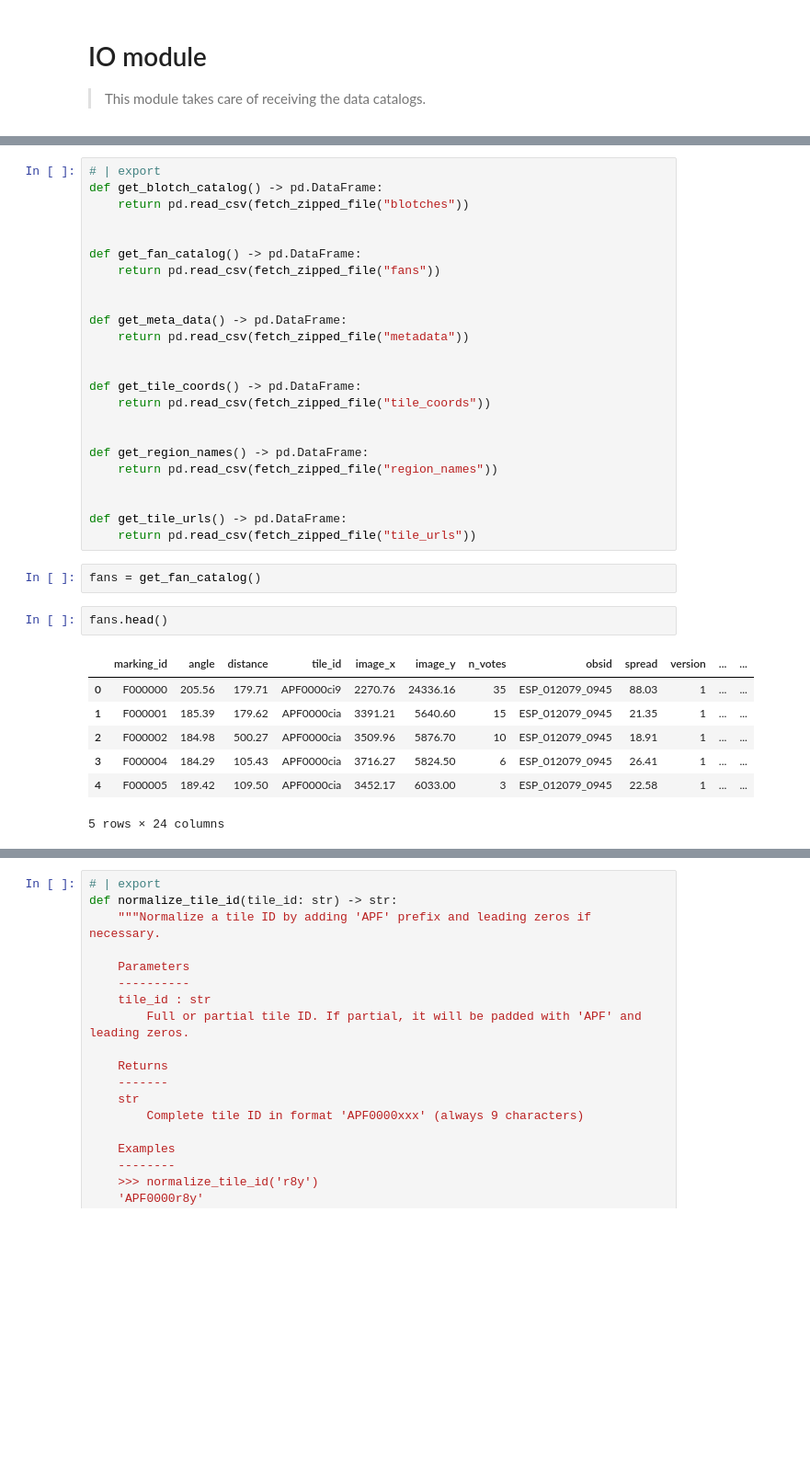
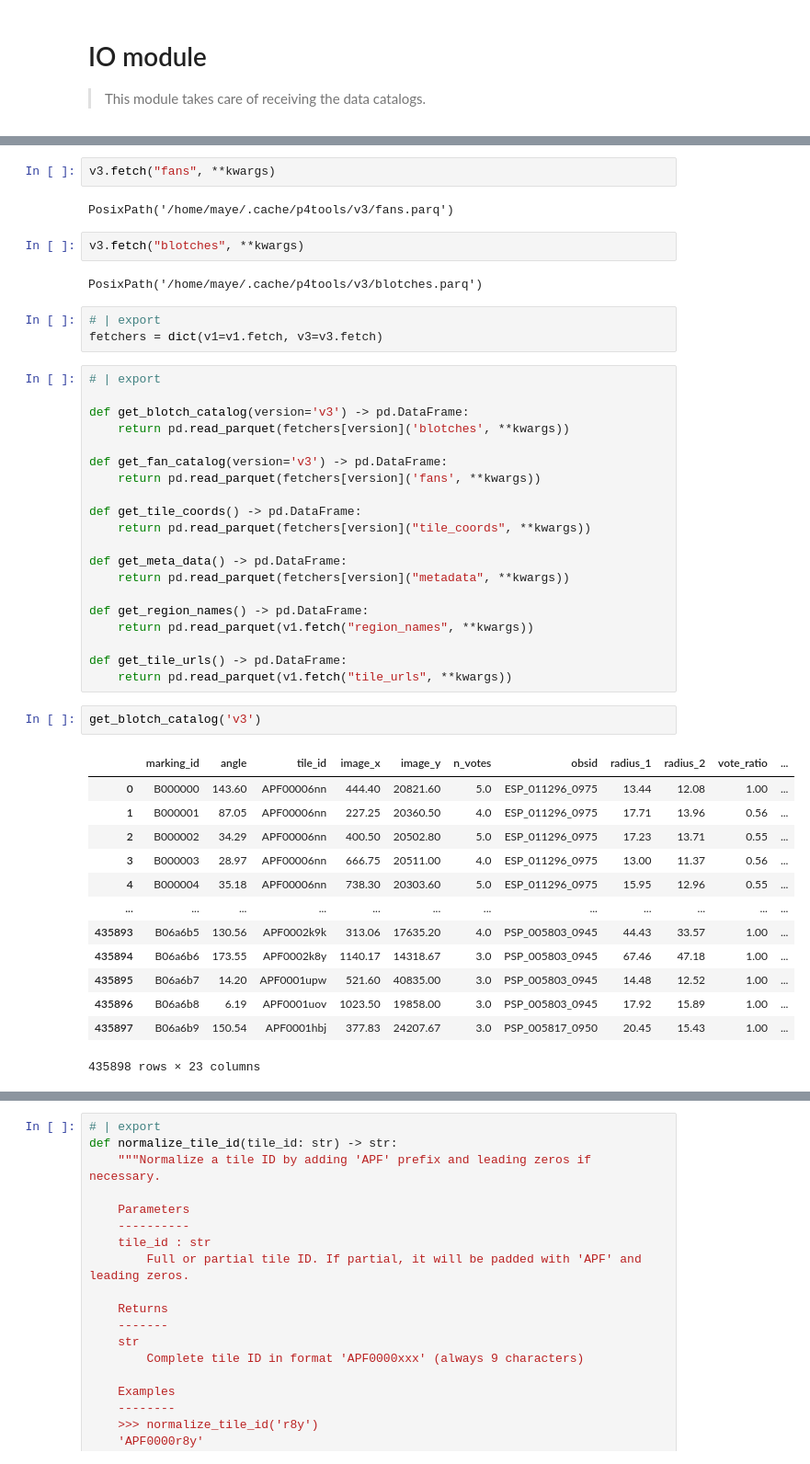
Before and after one commit to michaelaye/p4tools, a Jupyter notebook: notebooks/00_io.ipynb, the cells around one changed output, grey strips where cells are left out. Shown: that part at 92% size. Saved outputs shown, nothing was run; the diff lists cells and outputs as text; blank space fills up the shorter version.

```diff
--- a/notebooks/00_io.ipynb
+++ b/notebooks/00_io.ipynb
@@ -68,36 +137,47 @@ fetch_zipped_file("fans")
+# %%
+v3.fetch("fans", **kwargs)
+# %% [output]
+PosixPath('/home/maye/.cache/p4tools/v3/fans.parq')
+# %%
+v3.fetch("blotches", **kwargs)
+# %% [output]
+PosixPath('/home/maye/.cache/p4tools/v3/blotches.parq')
+# %%
+# | export
+fetchers = dict(v1=v1.fetch, v3=v3.fetch)
 # %%
 # | export
-def get_blotch_catalog() -> pd.DataFrame:
-    return pd.read_csv(fetch_zipped_file("blotches"))
 
+def get_blotch_catalog(version='v3') -> pd.DataFrame:
+    return pd.read_parquet(fetchers[version]('blotches', **kwargs))
 
-def get_fan_catalog() -> pd.DataFrame:
-    return pd.read_csv(fetch_zipped_file("fans"))
+def get_fan_catalog(version='v3') -> pd.DataFrame:
+    return pd.read_parquet(fetchers[version]('fans', **kwargs))
 
+def get_tile_coords() -> pd.DataFrame:
+    return pd.read_parquet(fetchers[version]("tile_coords", **kwargs))
 
 def get_meta_data() -> pd.DataFrame:
-    return pd.read_csv(fetch_zipped_file("metadata"))
-
-
-def get_tile_coords() -> pd.DataFrame:
-    return pd.read_csv(fetch_zipped_file("tile_coords"))
-
+    return pd.read_parquet(fetchers[version]("metadata", **kwargs))
 
 def get_region_names() -> pd.DataFrame:
-    return pd.read_csv(fetch_zipped_file("region_names"))
-
+    return pd.read_parquet(v1.fetch("region_names", **kwargs))
 
 def get_tile_urls() -> pd.DataFrame:
-    return pd.read_csv(fetch_zipped_file("tile_urls"))
+    return pd.read_parquet(v1.fetch("tile_urls", **kwargs))
-# %%
-fans = get_fan_catalog()
-# %%
-fans.head()
-# %% [output]
-|  | marking_id | angle | distance | tile_id | image_x | image_y | n_votes | obsid | spread | version | ... | ... |
-| 0 | F000000 | 205.56 | 179.71 | APF0000ci9 | 2270.76 | 24336.16 | 35 | ESP_012079_0945 | 88.03 | 1 | ... | ... |
-| 1 | F000001 | 185.39 | 179.62 | APF0000cia | 3391.21 | 5640.60 | 15 | ESP_012079_0945 | 21.35 | 1 | ... | ... |
-| 2 | F000002 | 184.98 | 500.27 | APF0000cia | 3509.96 | 5876.70 | 10 | ESP_012079_0945 | 18.91 | 1 | ... | ... |
-| 3 | F000004 | 184.29 | 105.43 | APF0000cia | 3716.27 | 5824.50 | 6 | ESP_012079_0945 | 26.41 | 1 | ... | ... |
-| 4 | F000005 | 189.42 | 109.50 | APF0000cia | 3452.17 | 6033.00 | 3 | ESP_012079_0945 | 22.58 | 1 | ... | ... |
-5 rows × 24 columns
+# %%
+get_blotch_catalog('v3')
+# %% [output]
+|  | marking_id | angle | tile_id | image_x | image_y | n_votes | obsid | radius_1 | radius_2 | vote_ratio | ... |
+| 0 | B000000 | 143.60 | APF00006nn | 444.40 | 20821.60 | 5.0 | ESP_011296_0975 | 13.44 | 12.08 | 1.00 | ... |
+| 1 | B000001 | 87.05 | APF00006nn | 227.25 | 20360.50 | 4.0 | ESP_011296_0975 | 17.71 | 13.96 | 0.56 | ... |
+| 2 | B000002 | 34.29 | APF00006nn | 400.50 | 20502.80 | 5.0 | ESP_011296_0975 | 17.23 | 13.71 | 0.55 | ... |
+| 3 | B000003 | 28.97 | APF00006nn | 666.75 | 20511.00 | 4.0 | ESP_011296_0975 | 13.00 | 11.37 | 0.56 | ... |
+| 4 | B000004 | 35.18 | APF00006nn | 738.30 | 20303.60 | 5.0 | ESP_011296_0975 | 15.95 | 12.96 | 0.55 | ... |
+| ... | ... | ... | ... | ... | ... | ... | ... | ... | ... | ... | ... |
+| 435893 | B06a6b5 | 130.56 | APF0002k9k | 313.06 | 17635.20 | 4.0 | PSP_005803_0945 | 44.43 | 33.57 | 1.00 | ... |
+| 435894 | B06a6b6 | 173.55 | APF0002k8y | 1140.17 | 14318.67 | 3.0 | PSP_005803_0945 | 67.46 | 47.18 | 1.00 | ... |
+| 435895 | B06a6b7 | 14.20 | APF0001upw | 521.60 | 40835.00 | 3.0 | PSP_005803_0945 | 14.48 | 12.52 | 1.00 | ... |
+| 435896 | B06a6b8 | 6.19 | APF0001uov | 1023.50 | 19858.00 | 3.0 | PSP_005803_0945 | 17.92 | 15.89 | 1.00 | ... |
+| 435897 | B06a6b9 | 150.54 | APF0001hbj | 377.83 | 24207.67 | 3.0 | PSP_005817_0950 | 20.45 | 15.43 | 1.00 | ... |
+435898 rows × 23 columns
```
Also changed, not shown: parts of 28 cells of this notebook, 2 other files.
